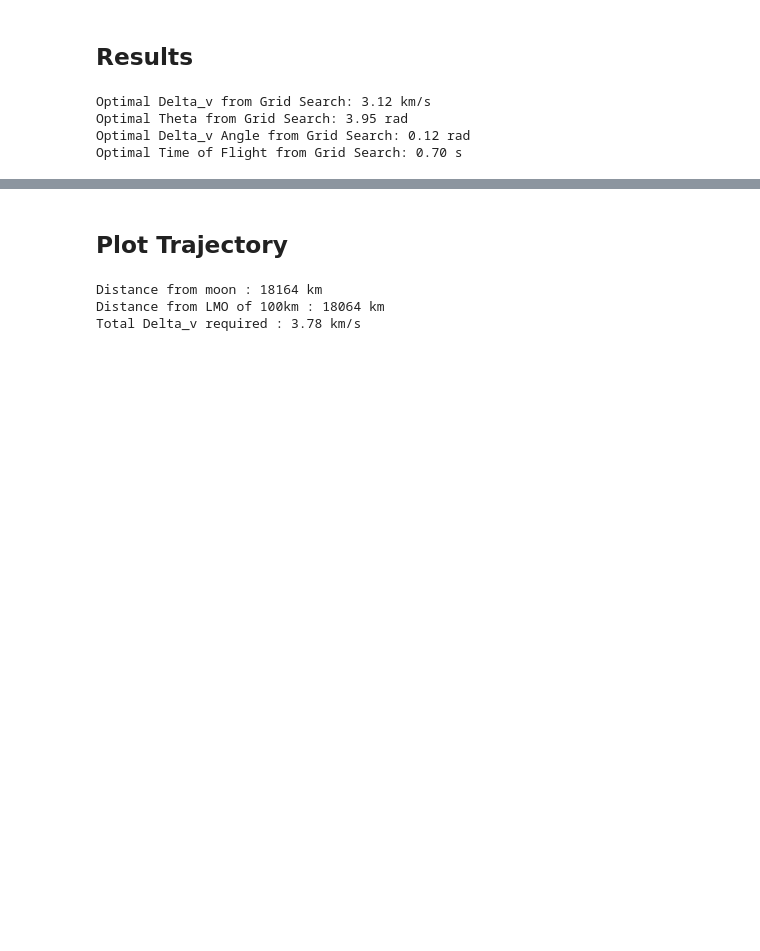
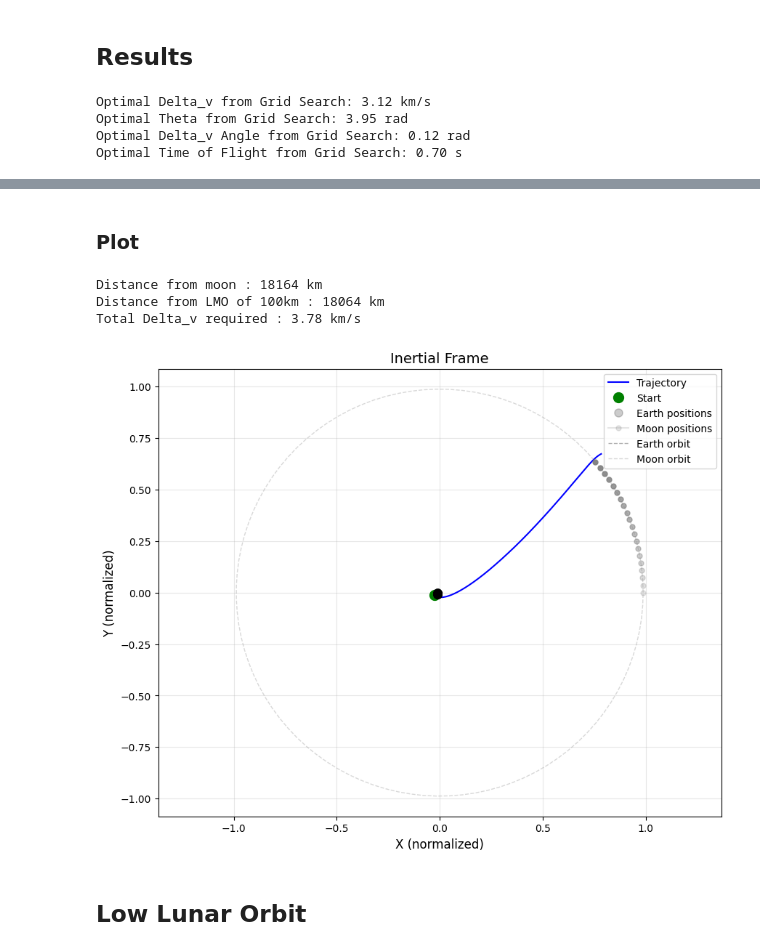
Before and after one commit to samcoulthurst/TrajectoryOptimizer, a Jupyter notebook: notebooks/results_viewer.ipynb, the cells around one changed output, grey strips where cells are left out. Cells and saved outputs as stored; diff of their text form; code cells hidden in the pictures; blank space fills up the shorter version.

```diff
--- a/notebooks/results_viewer.ipynb
+++ b/notebooks/results_viewer.ipynb
@@ -80,7 +82,7 @@ states, ts, sol = em.solve(state0, t_span, t_eval)
 # %%
 constraint_value, objective_value = evaluate(em, x0, leo_alt_m=leo_alt_m, lmo_alt_m=lmo_alt_m)
-# %% [markdown]
-## Plot Trajectory
+# %% [markdown]
+### Plot
 # %%
 pos_f = states[:,-1][0:3]
 #print(f"Rocket Final Pos in Rotating Frame (normalized units): {pos_f}")
@@ -91,6 +93,12 @@ print(f"Total Delta_v required : {objective_value*em.v_star * 1e-3:.2f} km/s")
 Distance from moon : 18164 km
 Distance from LMO of 100km : 18064 km
 Total Delta_v required : 3.78 km/s
+# %%
+plot_trajectory(states, em.mu, t_eval, frame="Inertial")
+# %% [output]
+[figure, added]
+# %% [markdown]
+## Low Lunar Orbit
 # %%
 moon_f = np.array([1-em.mu,0,0,0,0,0])
 moon_f_inertial = em.rotating_to_inertial(moon_f,tof)
```
Also changed, not shown: parts of 9 cells of this notebook, 4 other files.
